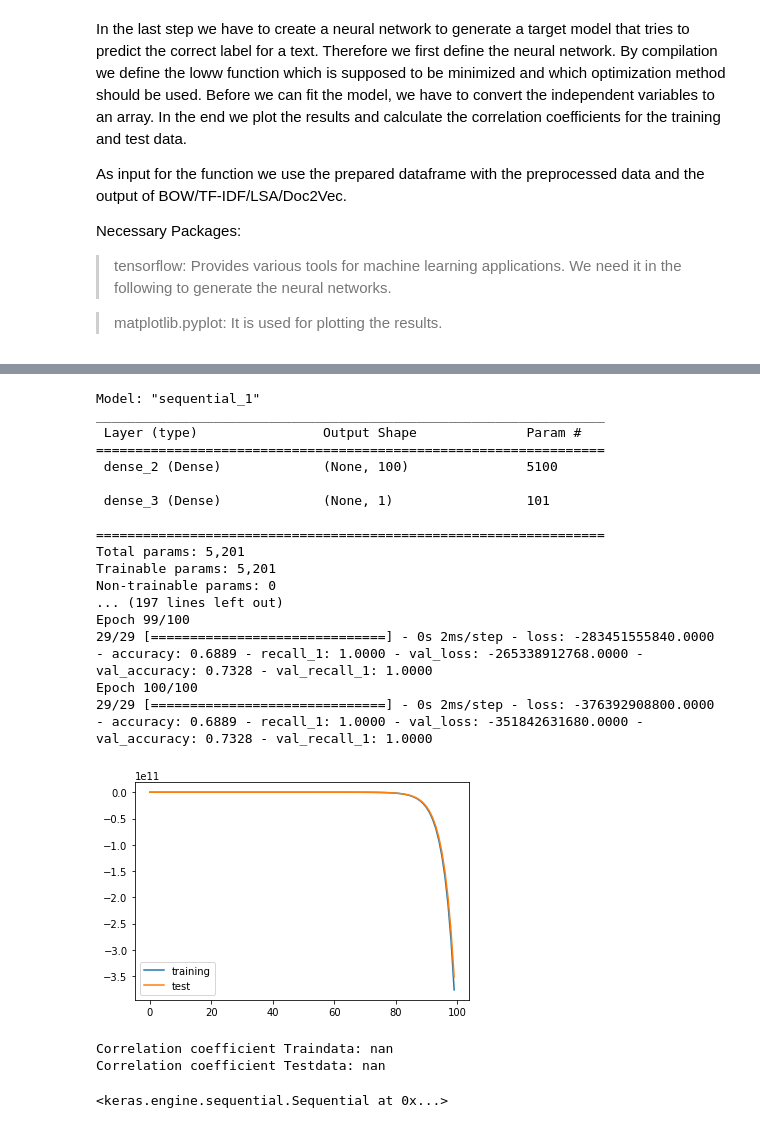
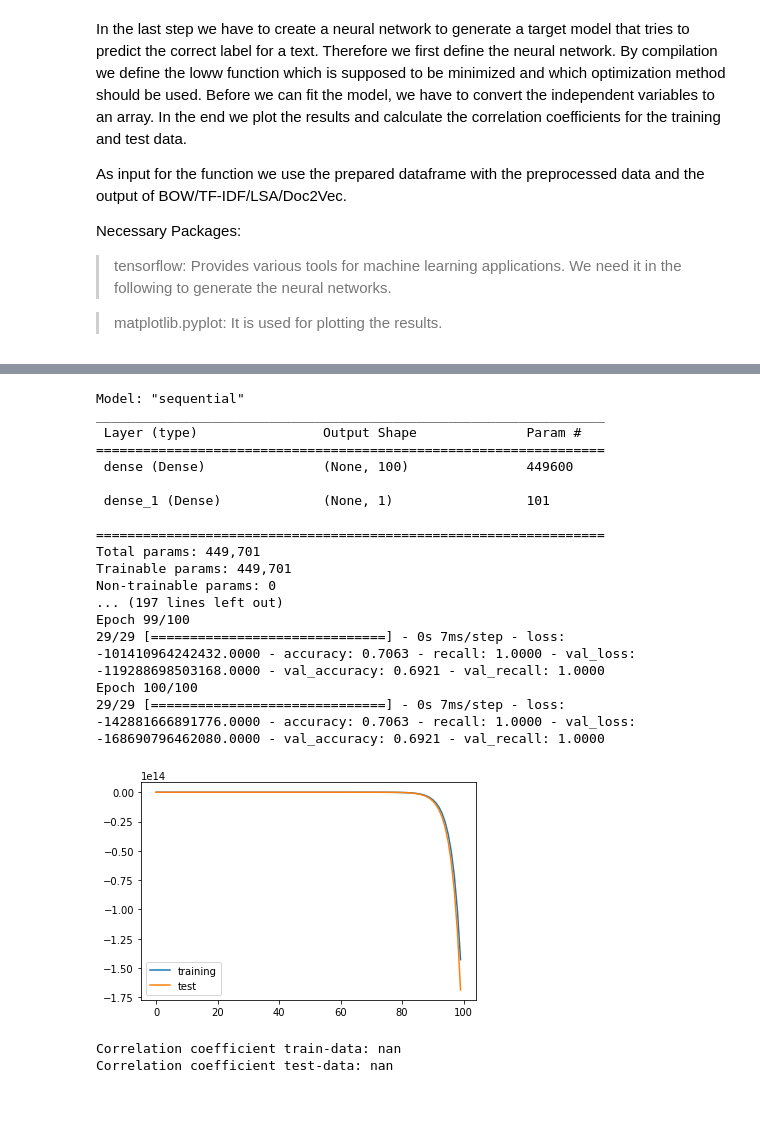
Before and after one commit to flxmlr/DLTA_Assignment2, a Jupyter notebook: Assignment_2_Text_Analytics_Team1.ipynb, the cells around one changed output, grey strips where cells are left out. Saved outputs shown, nothing was run; the diff lists cells and outputs as text; code cells hidden in the pictures.

```diff
--- a/Assignment_2_Text_Analytics_Team1.ipynb
+++ b/Assignment_2_Text_Analytics_Team1.ipynb
@@ -608,3 +545,9 @@ Necessary Packages:
+# %%
+train_y = np.array(data_train['LabelNumber'].values.tolist())
+test_y = np.array(data_test['LabelNumber'].values.tolist())
+# %%
+train_bow_matrix = np.asarray(train_bow_matrix)
+test_bow_matrix = np.asarray(test_bow_matrix)
 # %%
 # import necessary packages
 import tensorflow as tf
@@ -718,24 +590,23 @@ Correlation coefficient Testdata: nan
-# %%
-build_nn(train_doc2vec_matrix, data_train['LabelNumber'], test_doc2vec_matrix, data_test['LabelNumber'])
-# %% [output]
-Model: "sequential_1"
-_________________________________________________________________
- Layer (type)                Output Shape              Param #
-=================================================================
- dense_2 (Dense)             (None, 100)               5100
-
- dense_3 (Dense)             (None, 1)                 101
-
-=================================================================
-Total params: 5,201
-Trainable params: 5,201
-Non-trainable params: 0
-... (197 lines left out)
-Epoch 99/100
-29/29 [==============================] - 0s 2ms/step - loss: -283451555840.0000 - accuracy: 0.6889 - recall_1: 1.0000 - val_loss: -265338912768.0000 - val_accuracy: 0.7328 - val_recall_1: 1.0000
-Epoch 100/100
-29/29 [==============================] - 0s 2ms/step - loss: -376392908800.0000 - accuracy: 0.6889 - recall_1: 1.0000 - val_loss: -351842631680.0000 - val_accuracy: 0.7328 - val_recall_1: 1.0000
-[figure, removed]
-Correlation coefficient Traindata: nan
-Correlation coefficient Testdata: nan
-<keras.engine.sequential.Sequential at 0x...>
+# %%
+nn_bow = build_nn(train_bow_matrix, train_y, test_bow_matrix, test_y)
+# %% [output]
+Model: "sequential"
+_________________________________________________________________
+ Layer (type)                Output Shape              Param #
+=================================================================
+ dense (Dense)               (None, 100)               449600
+
+ dense_1 (Dense)             (None, 1)                 101
+
+=================================================================
+Total params: 449,701
+Trainable params: 449,701
+Non-trainable params: 0
+... (197 lines left out)
+Epoch 99/100
+29/29 [==============================] - 0s 7ms/step - loss: -101410964242432.0000 - accuracy: 0.7063 - recall: 1.0000 - val_loss: -119288698503168.0000 - val_accuracy: 0.6921 - val_recall: 1.0000
+Epoch 100/100
+29/29 [==============================] - 0s 7ms/step - loss: -142881666891776.0000 - accuracy: 0.7063 - recall: 1.0000 - val_loss: -168690796462080.0000 - val_accuracy: 0.6921 - val_recall: 1.0000
+[figure, added]
+Correlation coefficient train-data: nan
+Correlation coefficient test-data: nan
```
Also changed, not shown: parts of 24 cells of this notebook.
